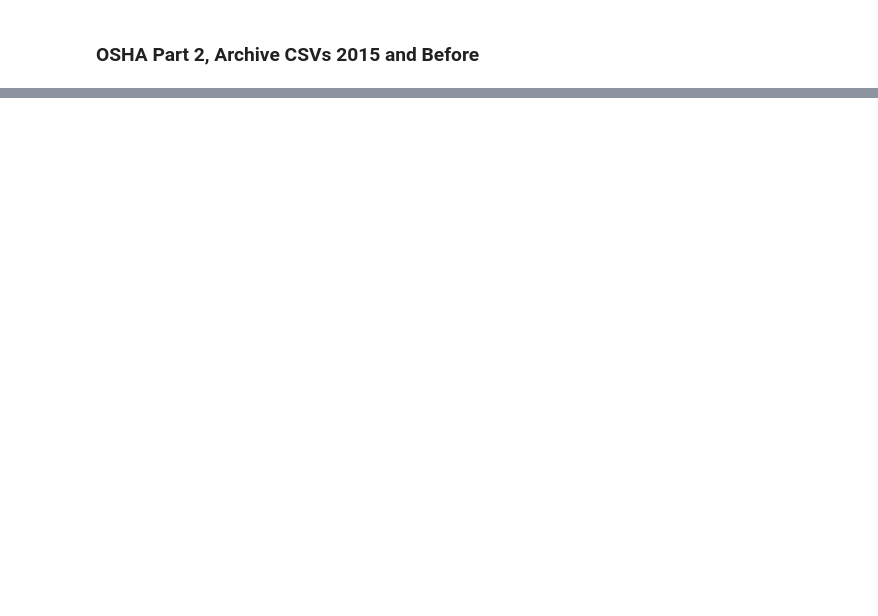
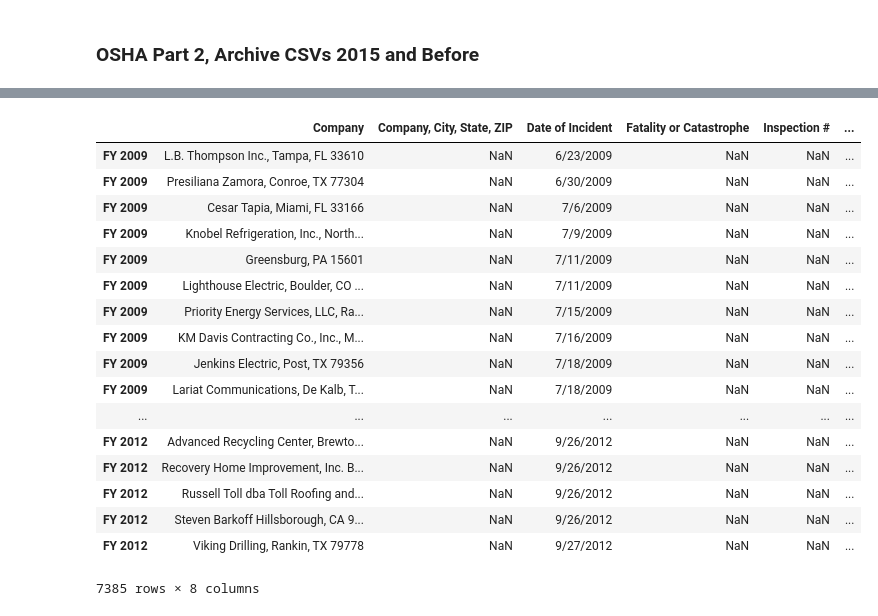
Before and after one commit to awoziji/workerfatalities, a Jupyter notebook: data/processs.ipynb, the cells around one changed output, grey strips where cells are left out. Cells and saved outputs as stored; diff of their text form; code cells hidden in the pictures; blank space fills up the shorter version.

```diff
--- a/data/processs.ipynb
+++ b/data/processs.ipynb
@@ -414,0 +256,28 @@ all_deaths.to_csv('all_deaths.csv')
+# %%
+# do 2012 by itself because it's broken a bit
+twelve = pd.DataFrame.from_csv("https://www.osha.gov/dep/fatcat/FatalitiesFY12.csv")
+twelve.columns = ['Summary Report Date', 'Date of Incident', 'Company', 'Preliminary Description of Incident']
+# twelve["Unnamed: 4"].name = "Preliminary Description of Incident"
+# twelve
+osha_archive = pd.concat([osha_archive, twelve])
+# %%
+osha_archive
+# %% [output]
+|  | Company | Company, City, State, ZIP | Date of Incident | Fatality or Catastrophe | Inspection # | ... |
+| FY 2009 | L.B. Thompson Inc., Tampa, FL 33610 | NaN | 6/23/2009 | NaN | NaN | ... |
+| FY 2009 | Presiliana Zamora, Conroe, TX 77304 | NaN | 6/30/2009 | NaN | NaN | ... |
+| FY 2009 | Cesar Tapia, Miami, FL 33166 | NaN | 7/6/2009 | NaN | NaN | ... |
+| FY 2009 | Knobel Refrigeration, Inc., North... | NaN | 7/9/2009 | NaN | NaN | ... |
+| FY 2009 | Greensburg, PA 15601 | NaN | 7/11/2009 | NaN | NaN | ... |
+| FY 2009 | Lighthouse Electric, Boulder, CO ... | NaN | 7/11/2009 | NaN | NaN | ... |
+| FY 2009 | Priority Energy Services, LLC, Ra... | NaN | 7/15/2009 | NaN | NaN | ... |
+| FY 2009 | KM Davis Contracting Co., Inc., M... | NaN | 7/16/2009 | NaN | NaN | ... |
+| FY 2009 | Jenkins Electric, Post, TX 79356 | NaN | 7/18/2009 | NaN | NaN | ... |
+| FY 2009 | Lariat Communications, De Kalb, T... | NaN | 7/18/2009 | NaN | NaN | ... |
+| ... | ... | ... | ... | ... | ... | ... |
+| FY 2012 | Advanced Recycling Center, Brewto... | NaN | 9/26/2012 | NaN | NaN | ... |
+| FY 2012 | Recovery Home Improvement, Inc. B... | NaN | 9/26/2012 | NaN | NaN | ... |
+| FY 2012 | Russell Toll dba Toll Roofing and... | NaN | 9/26/2012 | NaN | NaN | ... |
+| FY 2012 | Steven Barkoff Hillsborough, CA 9... | NaN | 9/26/2012 | NaN | NaN | ... |
+| FY 2012 | Viking Drilling, Rankin, TX 79778 | NaN | 9/27/2012 | NaN | NaN | ... |
+7385 rows × 8 columns
```
Also changed, not shown: parts of 88 cells of this notebook, 25 other files.
